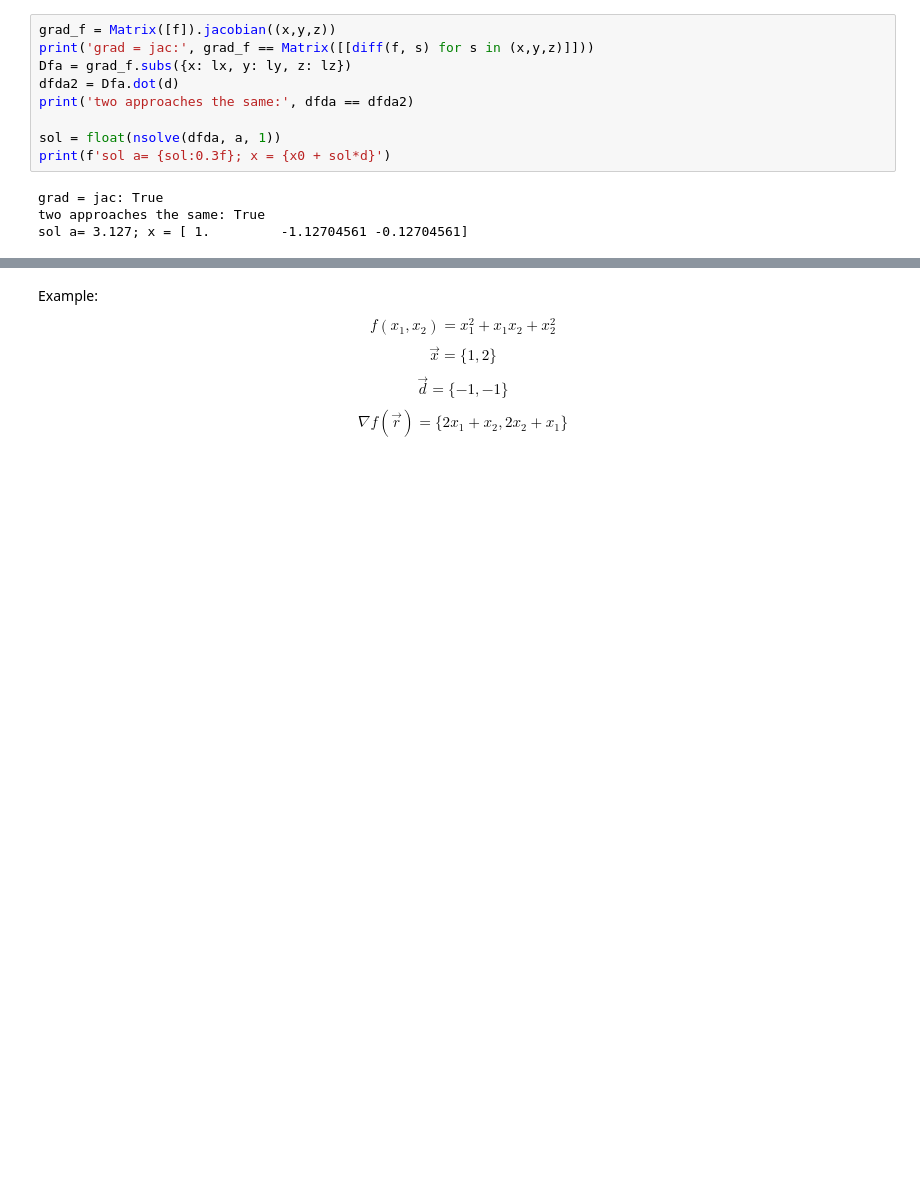
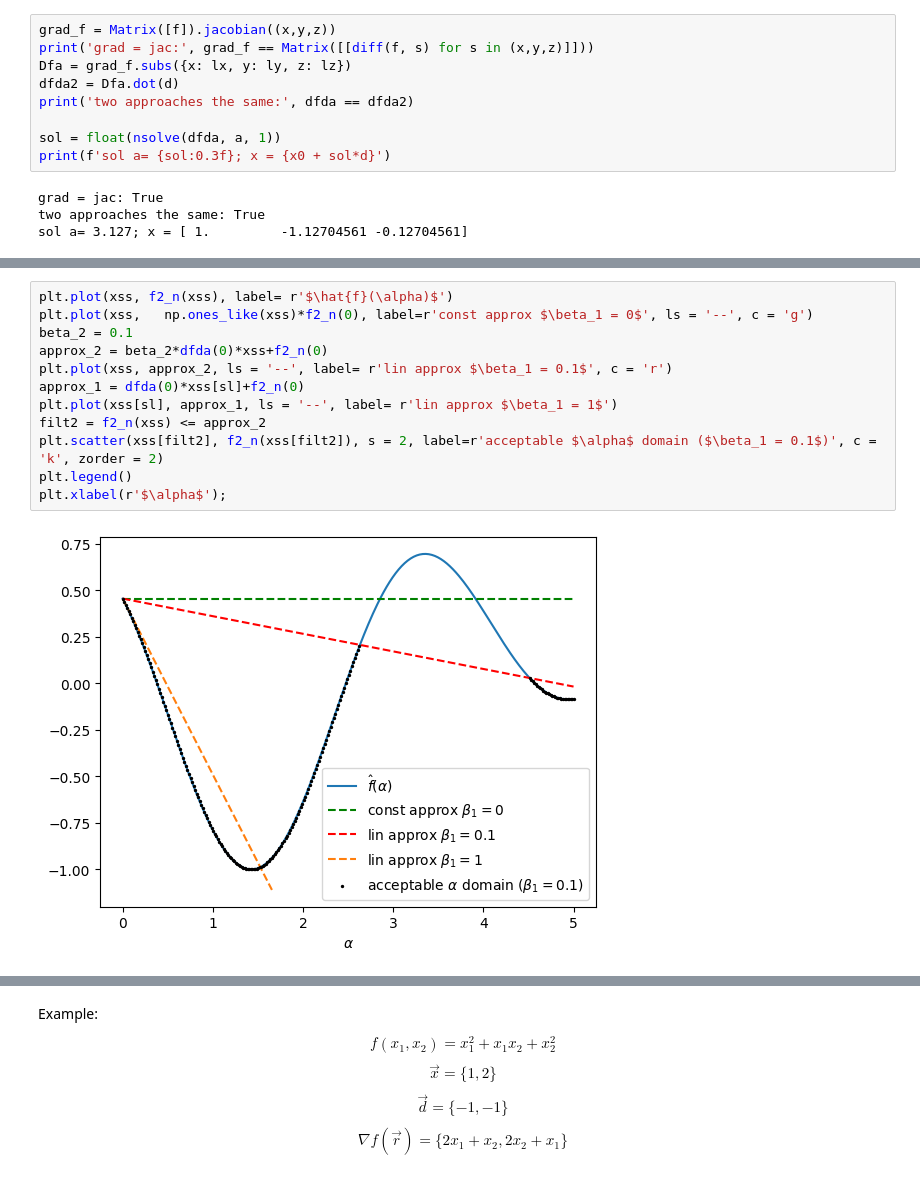
Before and after one commit to ajegorovs/aj_python_tool_lib, a Jupyter notebook: data_processing/optimization/Notes_Line_search.ipynb, the cells around one changed output, grey strips where cells are left out. Drawn from its saved outputs; the diff is of its cells as text; blank space fills up the shorter version.

```diff
--- a/data_processing/optimization/Notes_Line_search.ipynb
+++ b/data_processing/optimization/Notes_Line_search.ipynb
@@ -79,0 +142,14 @@ Where $\nabla_{\vec{d}_{i}} f(\vec{x}_{i})$ is gradient in direction of $\vec{d}
+# %%
+plt.plot(xss, f2_n(xss), label= r'$\hat{f}(\alpha)$')
+plt.plot(xss,   np.ones_like(xss)*f2_n(0), label=r'const approx $\beta_1 = 0$', ls = '--', c = 'g')
+beta_2 = 0.1
+approx_2 = beta_2*dfda(0)*xss+f2_n(0)
+plt.plot(xss, approx_2, ls = '--', label= r'lin approx $\beta_1 = 0.1$', c = 'r')
+approx_1 = dfda(0)*xss[sl]+f2_n(0)
+plt.plot(xss[sl], approx_1, ls = '--', label= r'lin approx $\beta_1 = 1$')
+filt2 = f2_n(xss) <= approx_2
+plt.scatter(xss[filt2], f2_n(xss[filt2]), s = 2, label=r'acceptable $\alpha$ domain ($\beta_1 = 0.1$)', c = 'k', zorder = 2)
+plt.legend()
+plt.xlabel(r'$\alpha$');
+# %% [output]
+[figure, added]
```
Also changed, not shown: parts of 12 cells of this notebook, 2 other files.
